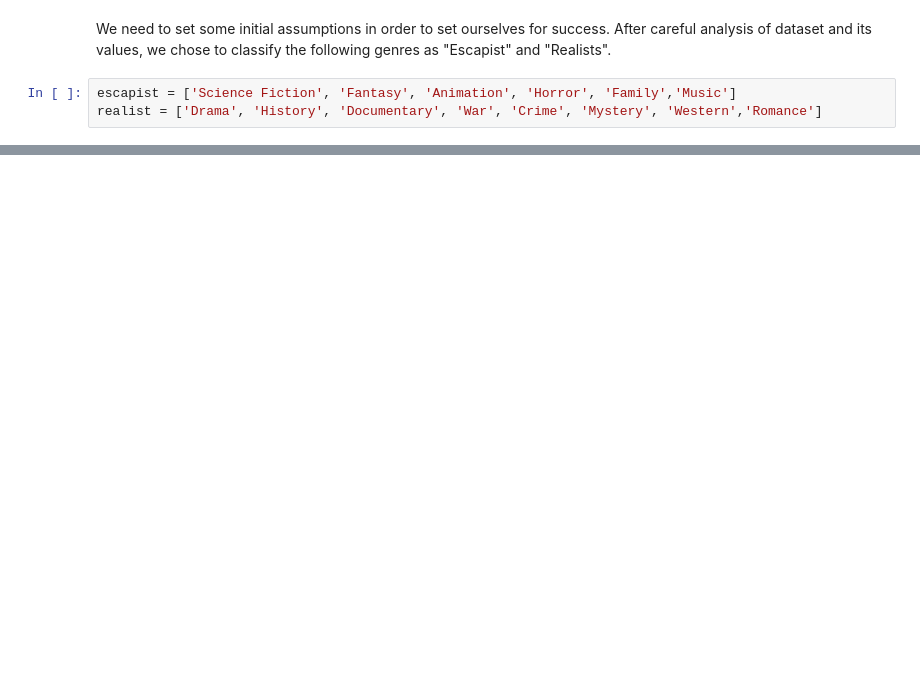
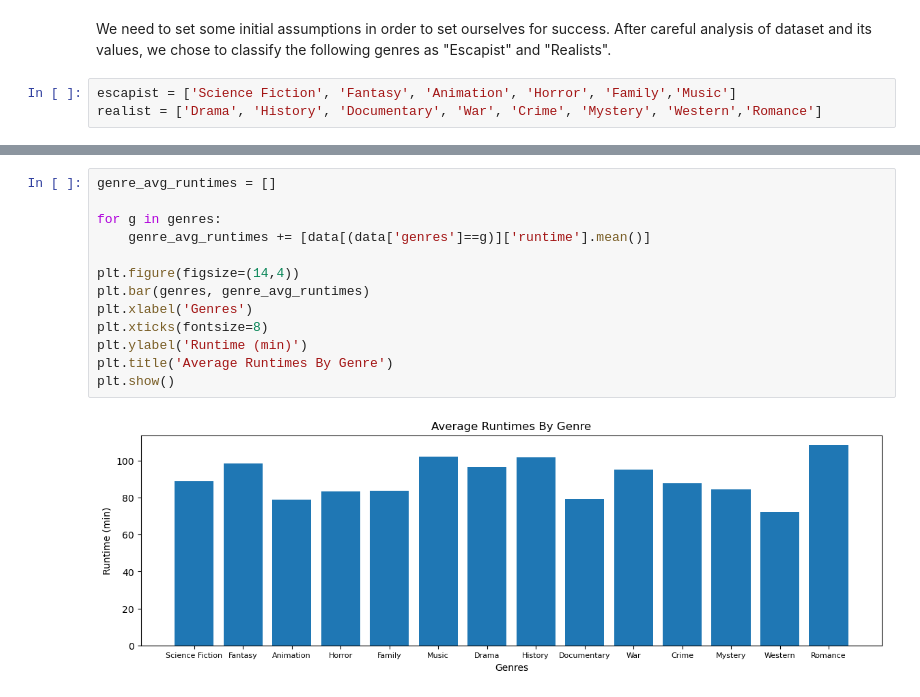
Before and after one commit to alakhan4/Realist-vs-Escapist-TMDB, a Jupyter notebook: CS685_Project.ipynb, the cells around one changed output, grey strips where cells are left out. Saved outputs shown, nothing was run; the diff lists cells and outputs as text; blank space fills up the shorter version.

```diff
--- a/CS685_Project.ipynb
+++ b/CS685_Project.ipynb
@@ -91,0 +142,15 @@ Processed data has 183626 escapist movies.
+# %%
+genre_avg_runtimes = []
+
+for g in genres:
+    genre_avg_runtimes += [data[(data['genres']==g)]['runtime'].mean()]
+
+plt.figure(figsize=(14,4))
+plt.bar(genres, genre_avg_runtimes)
+plt.xlabel('Genres')
+plt.xticks(fontsize=8)
+plt.ylabel('Runtime (min)')
+plt.title('Average Runtimes By Genre')
+plt.show()
+# %% [output]
+[figure, added]
```
Also changed, not shown: parts of 7 cells of this notebook.
